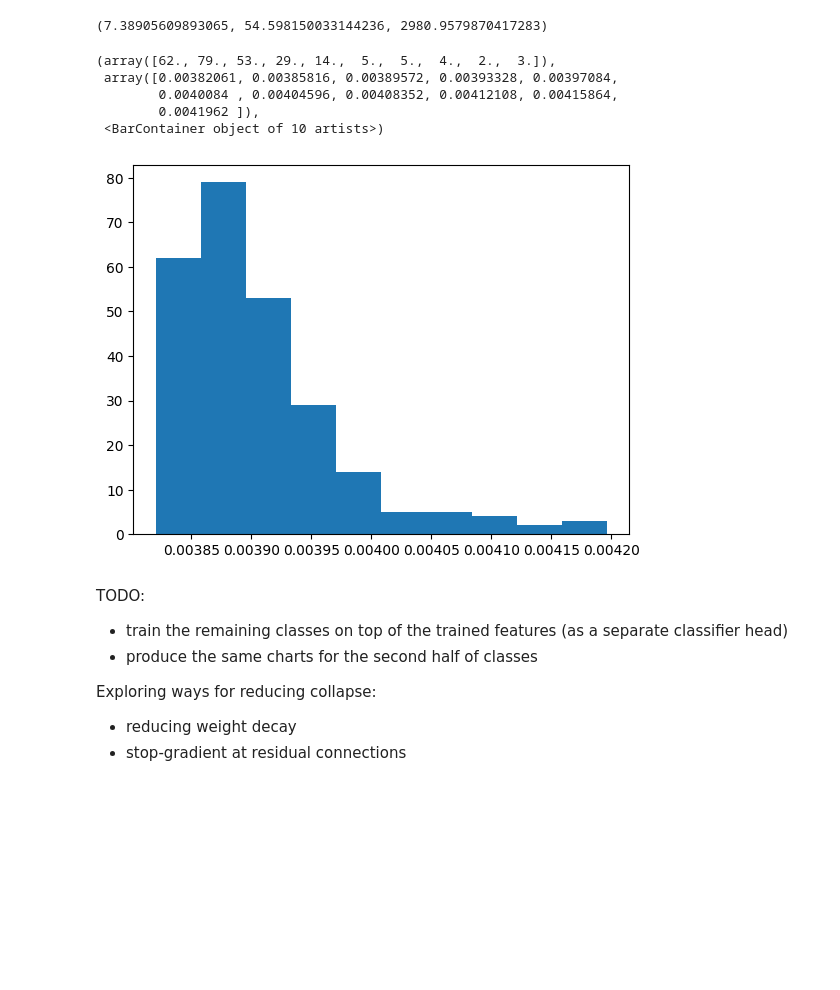
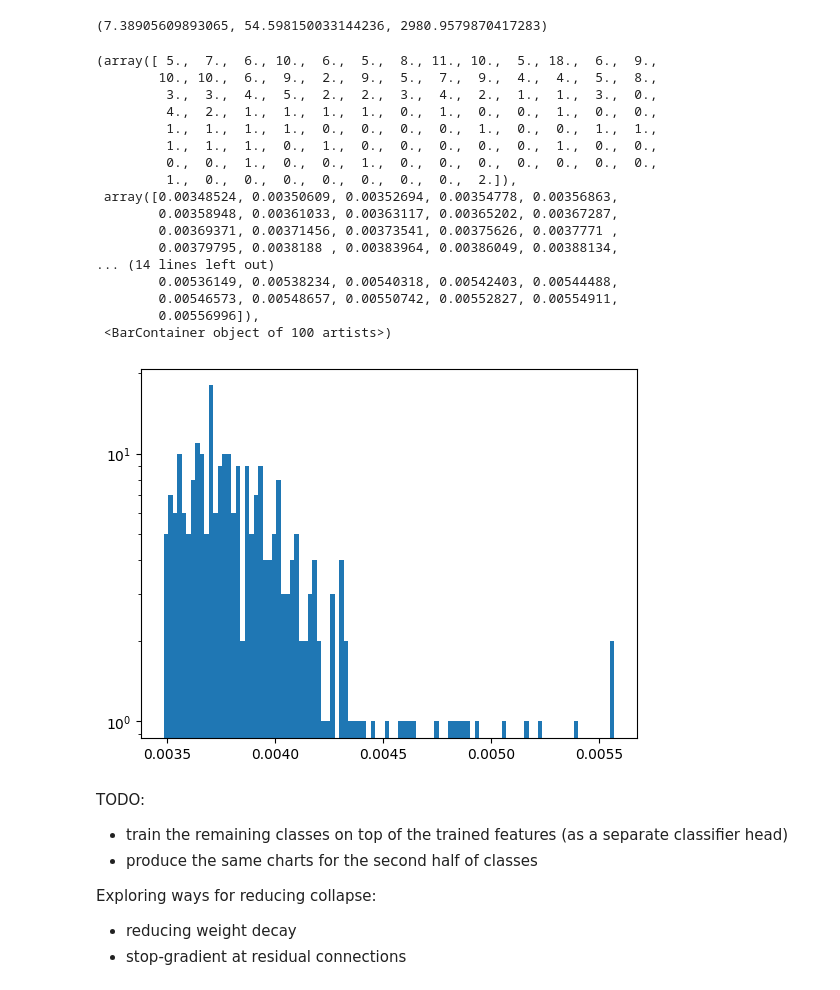
Before and after one commit to mprzewie/marcin-learning, a Jupyter notebook: disentanglement/cifar_first_experiment.ipynb, the cells around one changed output. Drawn from its saved outputs; the diff is of its cells as text; code cells hidden in the pictures; blank space fills up the shorter version.

```diff
--- a/disentanglement/cifar_first_experiment.ipynb
+++ b/disentanglement/cifar_first_experiment.ipynb
@@ -453,14 +462,26 @@ plt.hist(activations_1["l3"][0])
 # %% [output]
 (7.38905609893065, 54.598150033144236, 2980.9579870417283)
 # %%
-plt.hist(torch.nn.functional.softmax(torch.tensor(activations_1["l3"][0])).numpy())
+plt.hist(torch.nn.functional.softmax(torch.tensor(activations_1["l3"][0]) / 0.2).numpy(), bins=100, log=True)
 # %% [output]
-(array([62., 79., 53., 29., 14.,  5.,  5.,  4.,  2.,  3.]),
- array([0.00382061, 0.00385816, 0.00389572, 0.00393328, 0.00397084,
-        0.0040084 , 0.00404596, 0.00408352, 0.00412108, 0.00415864,
-        0.0041962 ]),
- <BarContainer object of 10 artists>)
+(array([ 5.,  7.,  6., 10.,  6.,  5.,  8., 11., 10.,  5., 18.,  6.,  9.,
+        10., 10.,  6.,  9.,  2.,  9.,  5.,  7.,  9.,  4.,  4.,  5.,  8.,
+         3.,  3.,  4.,  5.,  2.,  2.,  3.,  4.,  2.,  1.,  1.,  3.,  0.,
+         4.,  2.,  1.,  1.,  1.,  1.,  0.,  1.,  0.,  0.,  1.,  0.,  0.,
+         1.,  1.,  1.,  1.,  0.,  0.,  0.,  0.,  1.,  0.,  0.,  1.,  1.,
+         1.,  1.,  1.,  0.,  1.,  0.,  0.,  0.,  0.,  0.,  1.,  0.,  0.,
+         0.,  0.,  1.,  0.,  0.,  1.,  0.,  0.,  0.,  0.,  0.,  0.,  0.,
+         1.,  0.,  0.,  0.,  0.,  0.,  0.,  0.,  2.]),
+ array([0.00348524, 0.00350609, 0.00352694, 0.00354778, 0.00356863,
+        0.00358948, 0.00361033, 0.00363117, 0.00365202, 0.00367287,
+        0.00369371, 0.00371456, 0.00373541, 0.00375626, 0.0037771 ,
+        0.00379795, 0.0038188 , 0.00383964, 0.00386049, 0.00388134,
+... (14 lines left out)
+        0.00536149, 0.00538234, 0.00540318, 0.00542403, 0.00544488,
+        0.00546573, 0.00548657, 0.00550742, 0.00552827, 0.00554911,
+        0.00556996]),
+ <BarContainer object of 100 artists>)
-[figure, old version]
+[figure, new version]
 # %% [markdown]
 TODO:
 * train the remaining classes on top of the trained features (as a separate classifier head)
```
Also changed, not shown: parts of 1 cell of this notebook, 2 other files.
